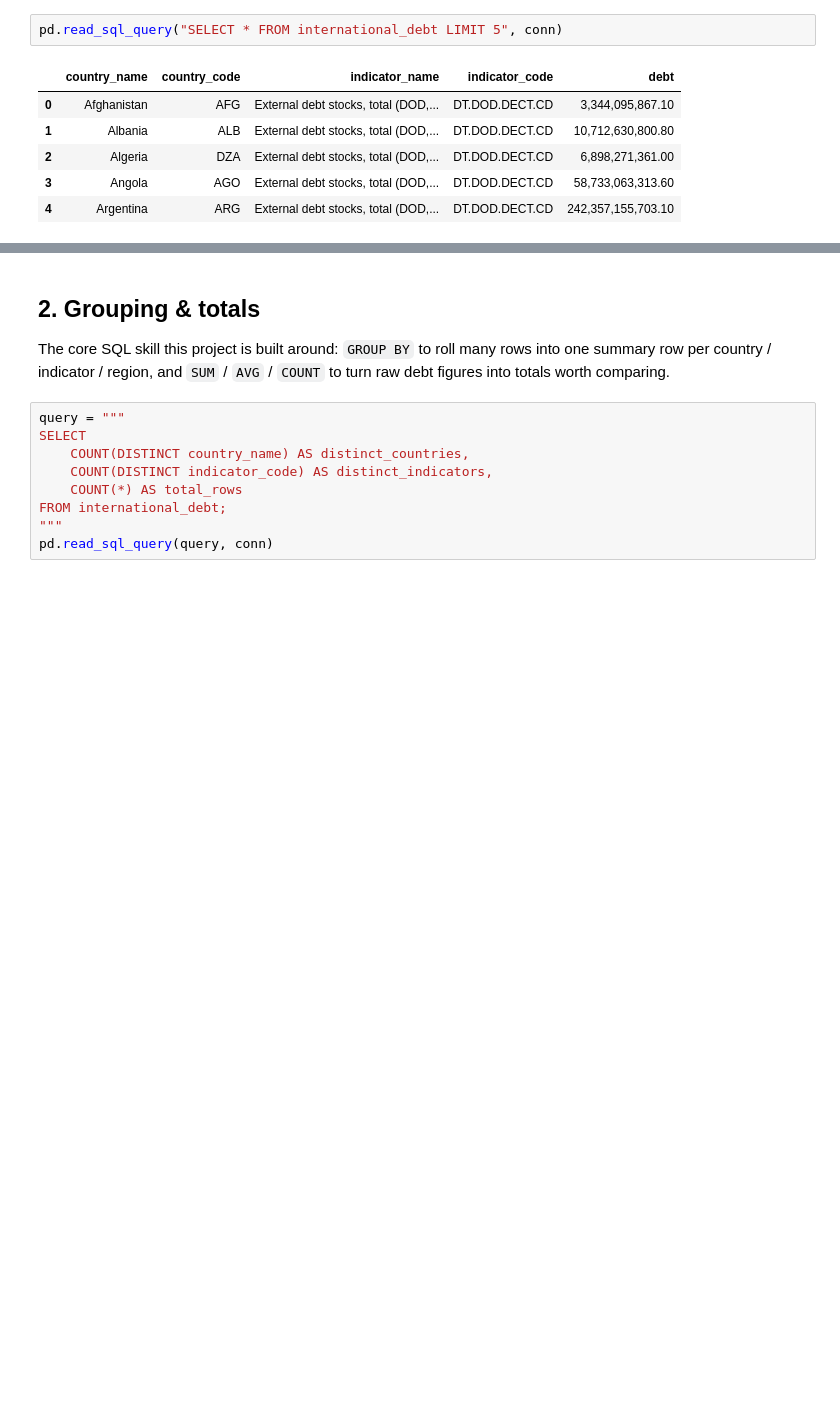
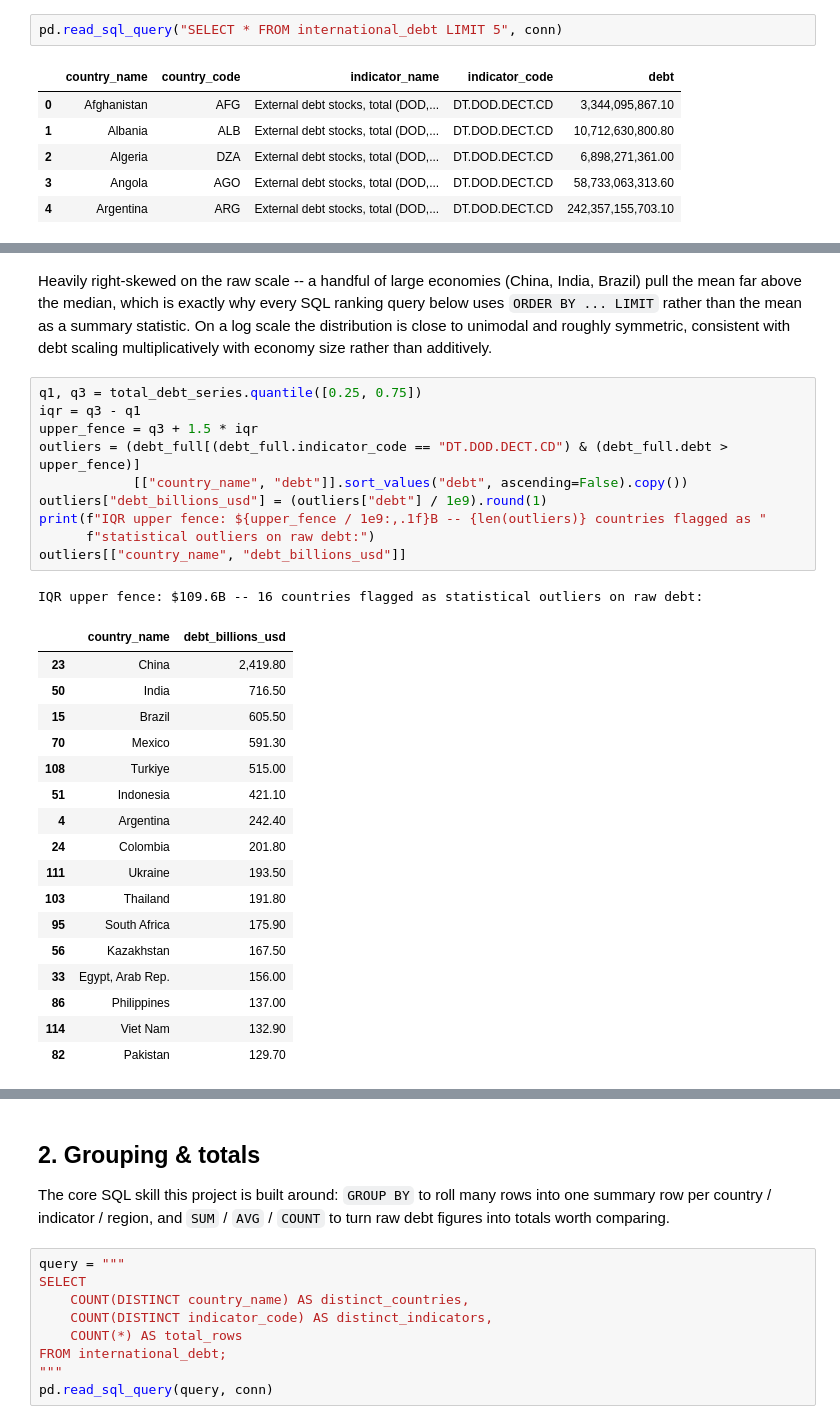
Before and after one commit to Nobby-sibanda/International-Debt, a Jupyter notebook: notebooks/International_Debt_Analysis.ipynb, the cells around one changed output, grey strips where cells are left out. Drawn from its saved outputs; the diff is of its cells as text; blank space fills up the shorter version.

```diff
--- a/notebooks/International_Debt_Analysis.ipynb
+++ b/notebooks/International_Debt_Analysis.ipynb
@@ -50,0 +132,35 @@ pd.read_sql_query("SELECT * FROM country_reference LIMIT 5", conn)
+# %% [markdown]
+Heavily right-skewed on the raw scale -- a handful of large economies (China, India, Brazil) pull
+the mean far above the median, which is exactly why every SQL ranking query below uses
+`ORDER BY ... LIMIT` rather than the mean as a summary statistic. On a log scale the distribution
+is close to unimodal and roughly symmetric, consistent with debt scaling multiplicatively with
+economy size rather than additively.
+# %%
+q1, q3 = total_debt_series.quantile([0.25, 0.75])
+iqr = q3 - q1
+upper_fence = q3 + 1.5 * iqr
+outliers = (debt_full[(debt_full.indicator_code == "DT.DOD.DECT.CD") & (debt_full.debt > upper_fence)]
+            [["country_name", "debt"]].sort_values("debt", ascending=False).copy())
+outliers["debt_billions_usd"] = (outliers["debt"] / 1e9).round(1)
+print(f"IQR upper fence: ${upper_fence / 1e9:,.1f}B -- {len(outliers)} countries flagged as "
+      f"statistical outliers on raw debt:")
+outliers[["country_name", "debt_billions_usd"]]
+# %% [output]
+IQR upper fence: $109.6B -- 16 countries flagged as statistical outliers on raw debt:
+|  | country_name | debt_billions_usd |
+| 23 | China | 2,419.80 |
+| 50 | India | 716.50 |
+| 15 | Brazil | 605.50 |
+| 70 | Mexico | 591.30 |
+| 108 | Turkiye | 515.00 |
+| 51 | Indonesia | 421.10 |
+| 4 | Argentina | 242.40 |
+| 24 | Colombia | 201.80 |
+| 111 | Ukraine | 193.50 |
+| 103 | Thailand | 191.80 |
+| 95 | South Africa | 175.90 |
+| 56 | Kazakhstan | 167.50 |
+| 33 | Egypt, Arab Rep. | 156.00 |
+| 86 | Philippines | 137.00 |
+| 114 | Viet Nam | 132.90 |
+| 82 | Pakistan | 129.70 |
```
Also changed, not shown: parts of 10 cells of this notebook.
